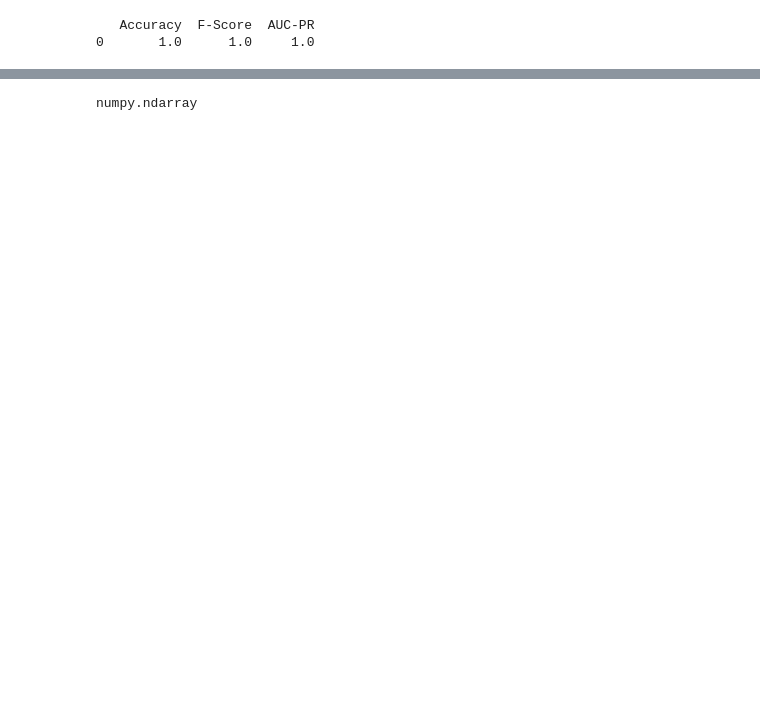
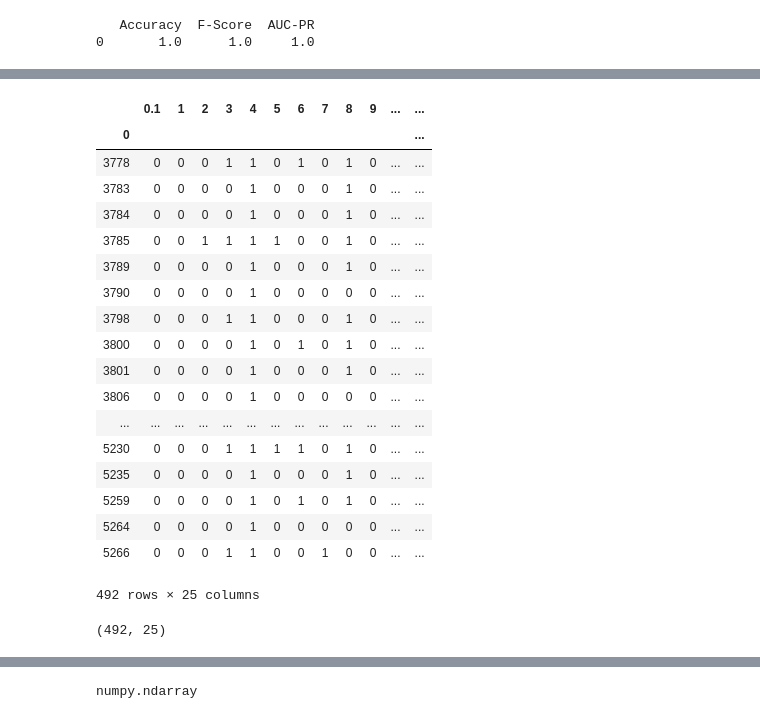
Before and after one commit to NAU-OSL/Pipeline, a Jupyter notebook: metrics.ipynb, the cells around one changed output, grey strips where cells are left out. Cells and saved outputs as stored; diff of their text form; code cells hidden in the pictures; blank space fills up the shorter version.

```diff
--- a/metrics.ipynb
+++ b/metrics.ipynb
@@ -144,7 +261,7 @@ def accuracy_ml(y_pred,y_true):
 columns = ['Accuracy','F-Score','AUC-PR']
 
 #predictions = pd.read_csv('./data/predict_file1x4.csv',header=0,dtype=int,index_col=0)
-predictions = pd.read_csv('./data/predict_file_20.csv',header=0,dtype=int,index_col=0)
+predictions = pd.read_csv('./data/predict_file_tudo_30.csv',header=0,dtype=int,index_col=0)
 y_pred = predictions.values
-probabilities = pd.read_csv('./data/probability_file_20.csv',header=0,dtype=float,index_col=0)
+probabilities = pd.read_csv('./data/probability_file_tudo_30.csv',header=0,dtype=float,index_col=0)
 y_proba = probabilities.values
@@ -150,0 +272,26 @@ y_proba = probabilities.values
+# %%
+predictions
+# %% [output]
+|  | 0.1 | 1 | 2 | 3 | 4 | 5 | 6 | 7 | 8 | 9 | ... | ... |
+| 0 |  |  |  |  |  |  |  |  |  |  |  | ... |
+| 3778 | 0 | 0 | 0 | 1 | 1 | 0 | 1 | 0 | 1 | 0 | ... | ... |
+| 3783 | 0 | 0 | 0 | 0 | 1 | 0 | 0 | 0 | 1 | 0 | ... | ... |
+| 3784 | 0 | 0 | 0 | 0 | 1 | 0 | 0 | 0 | 1 | 0 | ... | ... |
+| 3785 | 0 | 0 | 1 | 1 | 1 | 1 | 0 | 0 | 1 | 0 | ... | ... |
+| 3789 | 0 | 0 | 0 | 0 | 1 | 0 | 0 | 0 | 1 | 0 | ... | ... |
+| 3790 | 0 | 0 | 0 | 0 | 1 | 0 | 0 | 0 | 0 | 0 | ... | ... |
+| 3798 | 0 | 0 | 0 | 1 | 1 | 0 | 0 | 0 | 1 | 0 | ... | ... |
+| 3800 | 0 | 0 | 0 | 0 | 1 | 0 | 1 | 0 | 1 | 0 | ... | ... |
+| 3801 | 0 | 0 | 0 | 0 | 1 | 0 | 0 | 0 | 1 | 0 | ... | ... |
+| 3806 | 0 | 0 | 0 | 0 | 1 | 0 | 0 | 0 | 0 | 0 | ... | ... |
+| ... | ... | ... | ... | ... | ... | ... | ... | ... | ... | ... | ... | ... |
+| 5230 | 0 | 0 | 0 | 1 | 1 | 1 | 1 | 0 | 1 | 0 | ... | ... |
+| 5235 | 0 | 0 | 0 | 0 | 1 | 0 | 0 | 0 | 1 | 0 | ... | ... |
+| 5259 | 0 | 0 | 0 | 0 | 1 | 0 | 1 | 0 | 1 | 0 | ... | ... |
+| 5264 | 0 | 0 | 0 | 0 | 1 | 0 | 0 | 0 | 0 | 0 | ... | ... |
+| 5266 | 0 | 0 | 0 | 1 | 1 | 0 | 0 | 1 | 0 | 0 | ... | ... |
+492 rows × 25 columns
+# %%
+probabilities.shape
+# %% [output]
+(492, 25)
```
Also changed, not shown: parts of 37 cells of this notebook, 7 other files.
